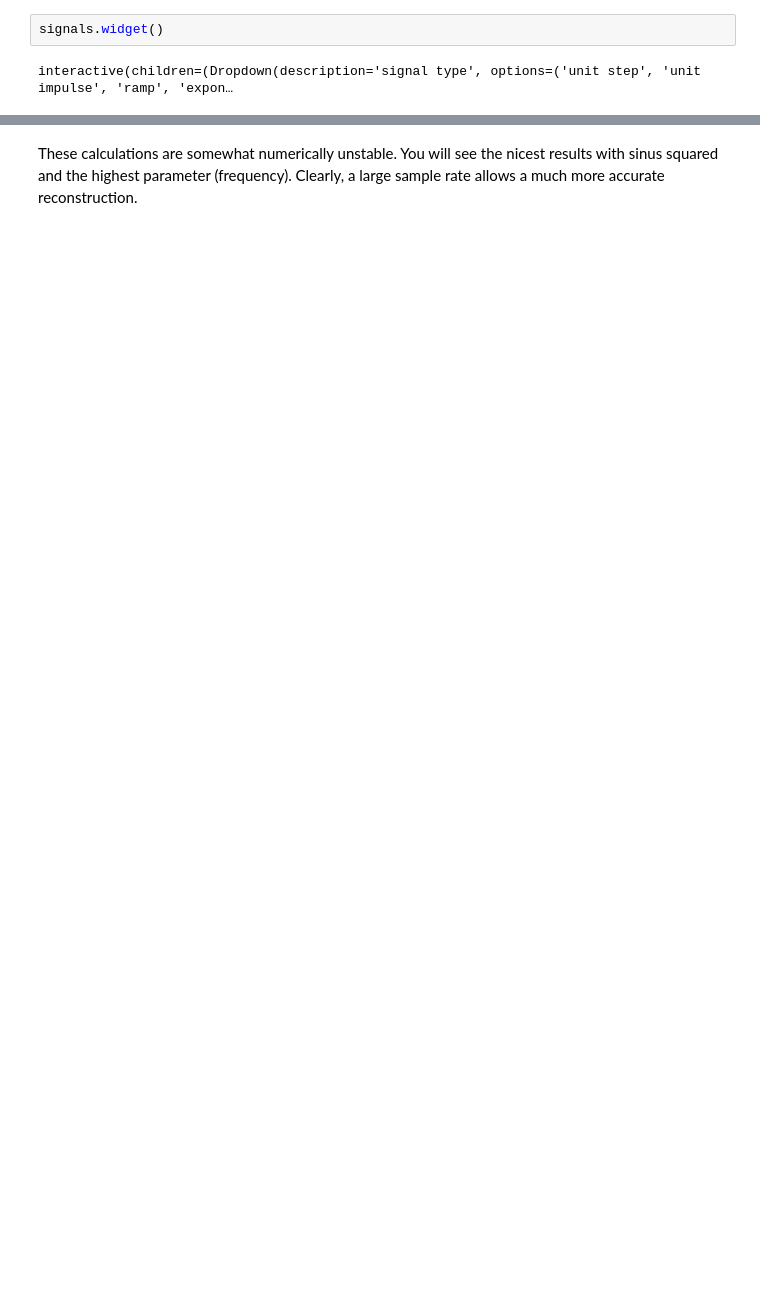
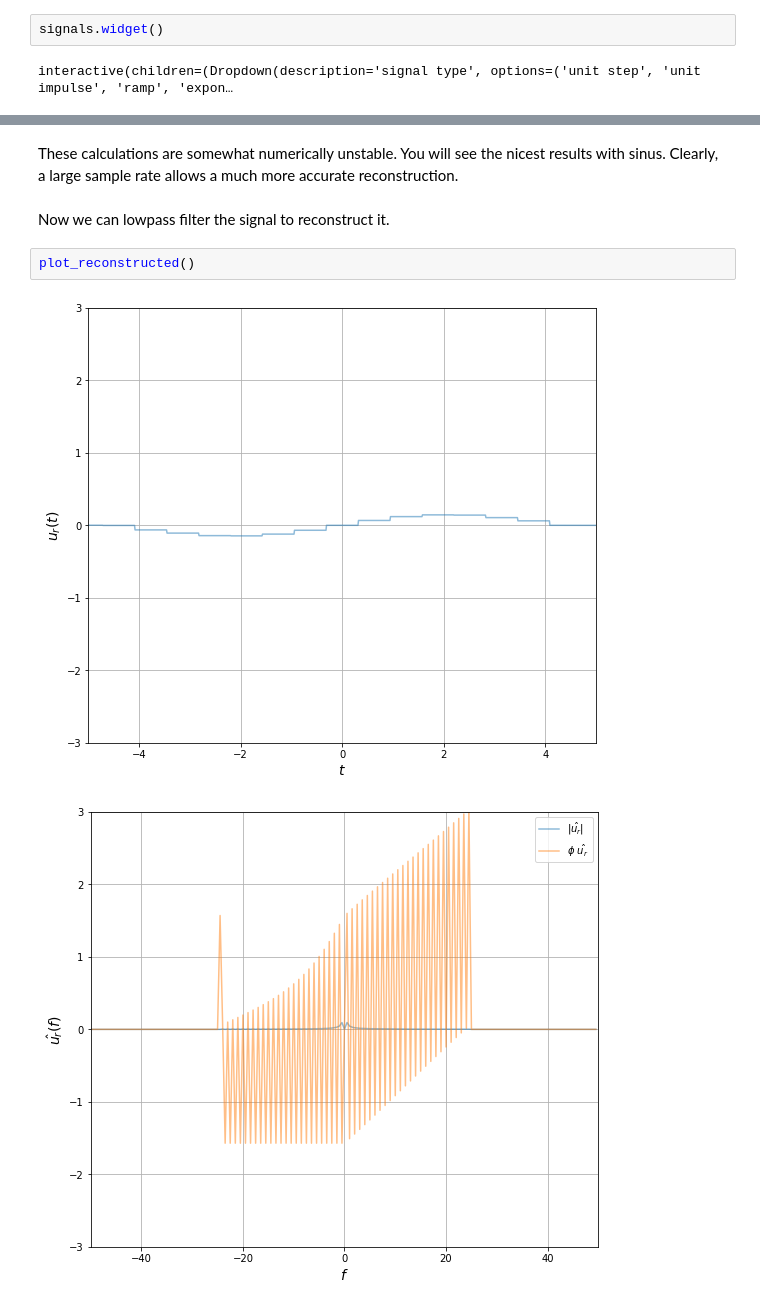
Before and after one commit to huesseol/DSSP-Illustrations, a Jupyter notebook: Sampling_Theorem.ipynb, the cells around one changed output, grey strips where cells are left out. Saved outputs shown, nothing was run; the diff lists cells and outputs as text; blank space fills up the shorter version.

```diff
--- a/Sampling_Theorem.ipynb
+++ b/Sampling_Theorem.ipynb
@@ -285,2 +338,9 @@ plot_sampled()
 # %% [markdown]
-These calculations are somewhat numerically unstable. You will see the nicest results with sinus squared and the highest parameter (frequency). Clearly, a large sample rate allows a much more accurate reconstruction.
+These calculations are somewhat numerically unstable. You will see the nicest results with sinus. Clearly, a large sample rate allows a much more accurate reconstruction.
+# %% [markdown]
+Now we can lowpass filter the signal to reconstruct it.
+# %%
+plot_reconstructed()
+# %% [output]
+[figure, added]
+[figure, added]
```
Also changed, not shown: parts of 4 cells of this notebook.
